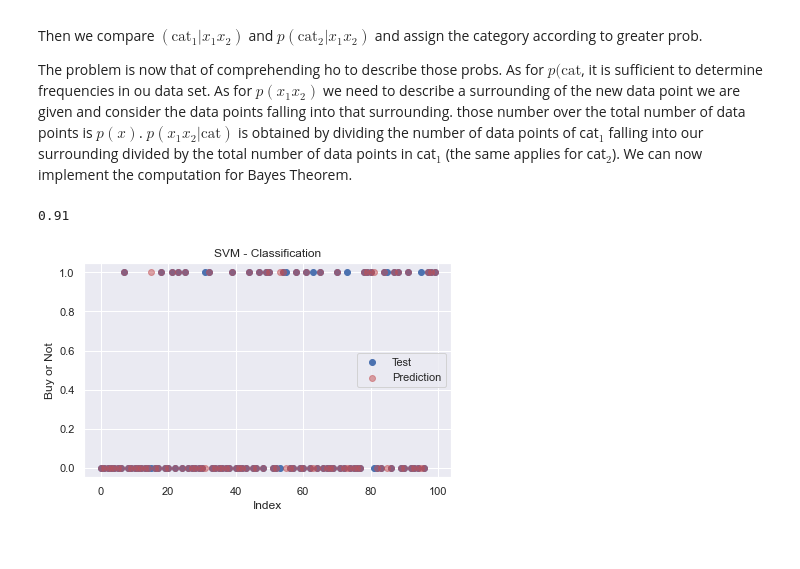
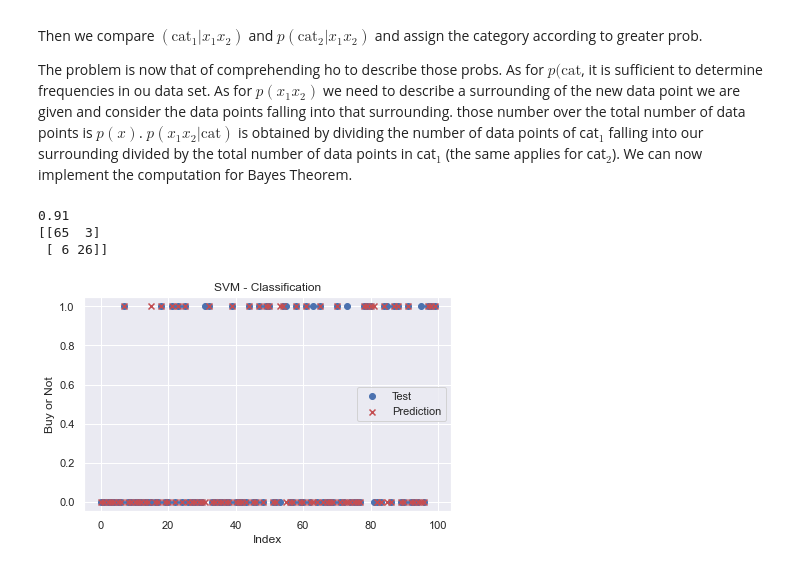
Before and after one commit to JacquesLeen/MachineLearningProjects, a Jupyter notebook: ML - Classification.ipynb, the cells around one changed output. Drawn from its saved outputs; the diff is of its cells as text; code cells hidden in the pictures.

```diff
--- a/ML - Classification.ipynb
+++ b/ML - Classification.ipynb
@@ -344,16 +361,22 @@ results = NB.predict(X_test)
 confrontation = np.concatenate((y_test.reshape(len(y_test),1), results.reshape(len(results),1)), axis=1)
 
 print(NB.score(X_test, y_test))
+
+from sklearn.metrics import confusion_matrix
+cf = confusion_matrix(y_test, results)
+print(cf)
 # %% [output]
 0.91
+[[65  3]
+ [ 6 26]]
 # %%
 plt.scatter(np.arange(len(confrontation[:,0])), confrontation[:,0])
-plt.scatter(np.arange(len(confrontation[:,0])), NB.predict(X_test), c='r', alpha=0.5 )
+plt.scatter(np.arange(len(confrontation[:,0])), NB.predict(X_test), c='r' , marker='x')
 plt.xlabel('Index')
 plt.ylabel('Buy or Not')
 plt.title('SVM - Classification')
 plt.legend(['Test','Prediction'])
 plt.tight_layout()
-plt.savefig('Part 3 - Classification/Section 18 - SNaive Bayes/NB.jpg', dpi=199)
+plt.savefig('Part 3 - Classification/Section 18 - Naive Bayes/NB.jpg', dpi=199)
 # %% [output]
-[figure, old version]
+[figure, new version]
```
Also changed, not shown: parts of 7 cells of this notebook, 7 other files.
